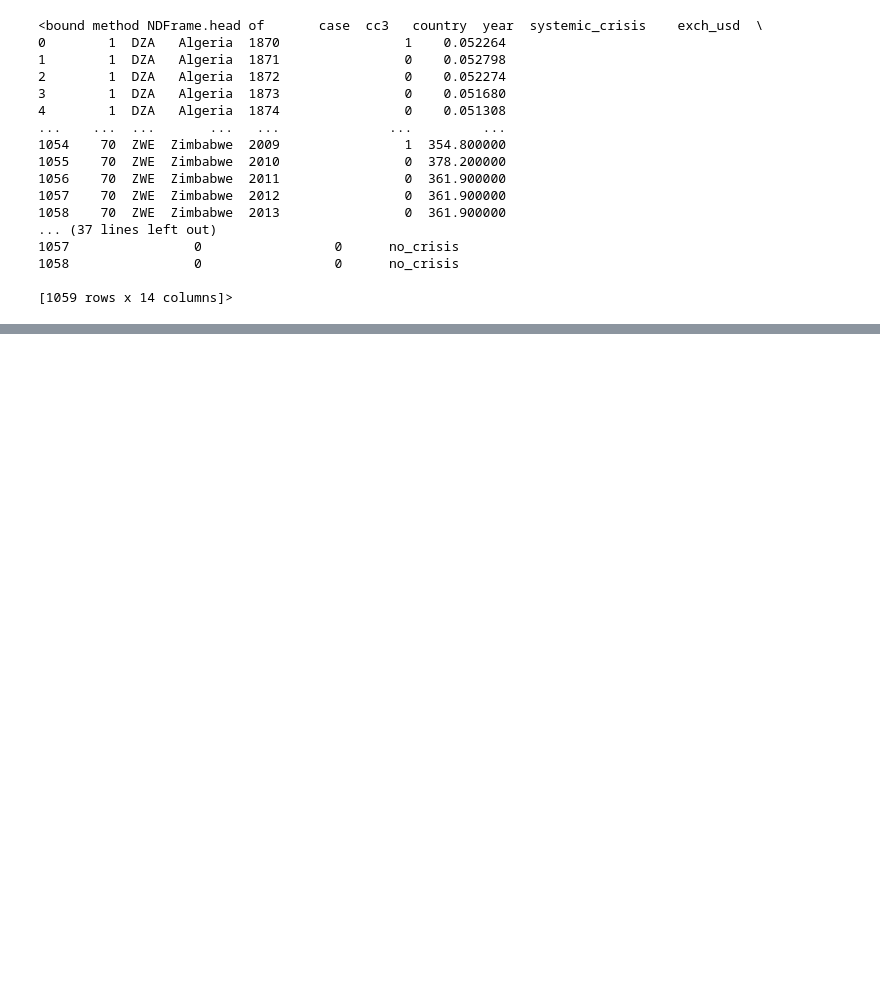
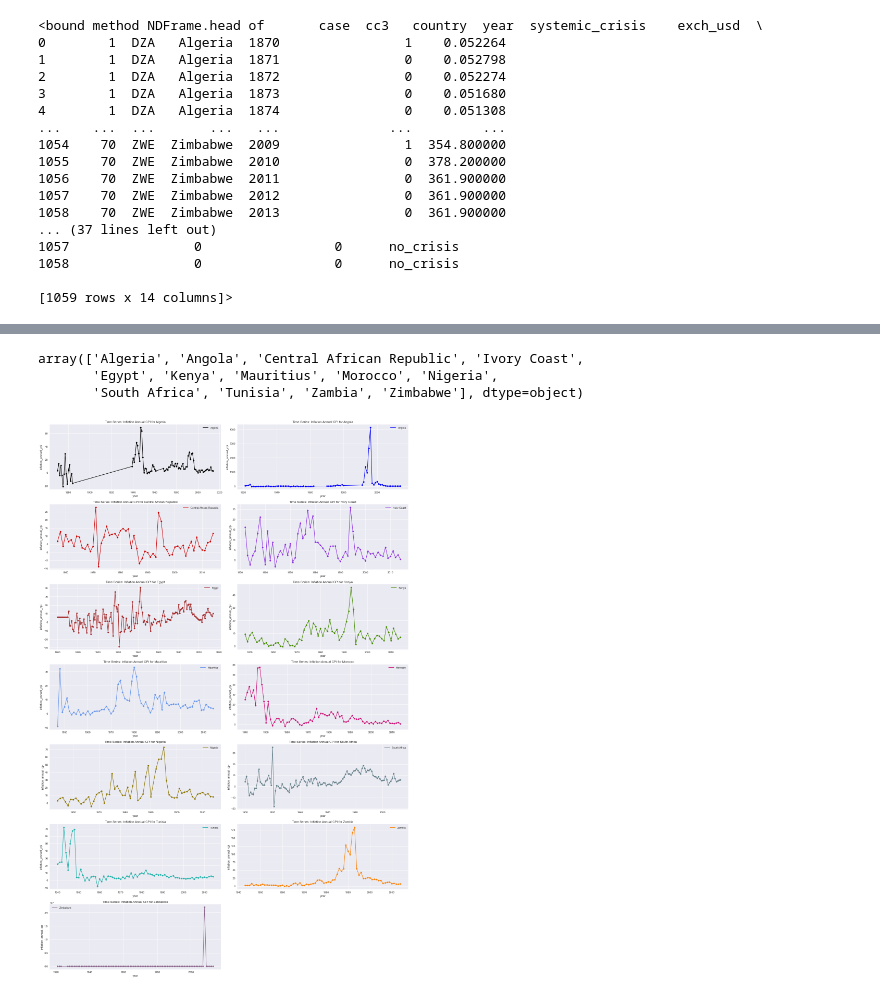
Before and after one commit to solapade/Africa-Econ-Crisis-Analysis-NYU, a Jupyter notebook: Notebook.ipynb, the cells around one changed output, grey strips where cells are left out. Drawn from its saved outputs; the diff is of its cells as text; code cells hidden in the pictures; blank space fills up the shorter version.

```diff
--- a/Notebook.ipynb
+++ b/Notebook.ipynb
@@ -9,5 +11,5 @@ Your Kaggle username:Your Kaggle Key:Downloading africa-economic-banking-and-sys
 # %%
-data = pd.read_csv("/Users/wilfredshammah/nyu/Africa-Economic-Crisis-Analysis/africa-economic-banking-and-systemic-crisis-data/african_crises.csv")
+data = pd.read_csv("/Users/susanolapade/Documents/GitHub/Africa-Econ-Crisis-Analysis-NYU/africa-economic-banking-and-systemic-crisis-data/african_crises.csv")
 data.head
 # %% [output]
 <bound method NDFrame.head of       case  cc3   country  year  systemic_crisis    exch_usd  \
@@ -29,0 +99,36 @@ data.head
+# %%
+import matplotlib.pyplot as plt
+plt.style.use('seaborn')
+# %%
+country = data.country.unique()
+country
+# %% [output]
+array(['Algeria', 'Angola', 'Central African Republic', 'Ivory Coast',
+       'Egypt', 'Kenya', 'Mauritius', 'Morocco', 'Nigeria',
+       'South Africa', 'Tunisia', 'Zambia', 'Zimbabwe'], dtype=object)
+# %%
+#Time series plot for annual inflation cpi
+plt.style.use('seaborn')
+plt.figure(figsize=(20,30))
+count = 0
+#color ="#"+''.join([random.choice('0123456789ABCDEF') for j in range(6)])
+colors = ['#000000','#0000FF','#CD0000','#8A2BE2','#A52A2A',
+               '#458B00','#6495ED','#CD1076','#8B7500','#68838B','#20B2AA',
+               '#FF8000','#8B668B']
+
+for c in country:
+    plt.subplot(7,2,1+count)
+    col = colors[count]
+    count +=1
+
+    sns.lineplot(x=data[data.country == c]['year'],
+                 y=data[data.country == c]['inflation_annual_cpi'],
+                    color = col, label=c)
+    plt.scatter(x=data[data.country == c]['year'],
+                y=data[data.country == c]['inflation_annual_cpi'],
+                    color = col, s=30)
+    plt.title("Time Series: Inflation Annual CPI for "+ c)
+    plt.legend()
+plt.tight_layout()
+# %% [output]
+[figure, added]
```
Also changed, not shown: parts of 8 cells of this notebook.
